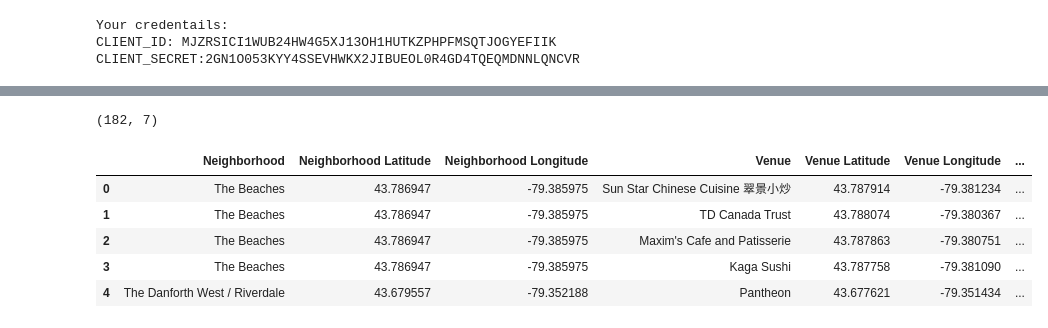
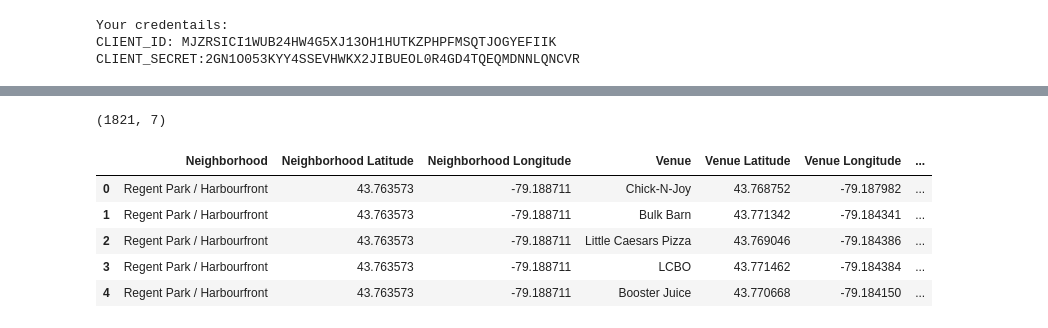
Before and after one commit to sayak1986/clustering-project-toronto, a Jupyter notebook: Clusters 2.ipynb, the cells around one changed output, grey strips where cells are left out. Saved outputs shown, nothing was run; the diff lists cells and outputs as text; code cells hidden in the pictures.

```diff
--- a/Clusters 2.ipynb
+++ b/Clusters 2.ipynb
@@ -349,18 +326,0 @@ The geograpical coordinate of East Toronto are 43.6247901, -79.3934918.
-# %%
-# create map of East Toronto using latitude and longitude values
-map_easttoronto = folium.Map(location=[latitude, longitude], zoom_start=11)
-
-# add markers to map
-for lat, lng, label in zip(easttoronto_data['Latitude'], easttoronto_data['Longitude'], easttoronto_data['Neighborhood']):
-    label = folium.Popup(label, parse_html=True)
-    folium.CircleMarker(
-        [lat, lng],
-        radius=5,
-        popup=label,
-        color='blue',
-        fill=True,
-        fill_color='#3186cc',
-        fill_opacity=0.7,
-        parse_html=False).add_to(map_easttoronto)
-
-map_easttoronto
@@ -389,8 +341,8 @@ easttoronto_data.loc[0, 'Neighborhood']
 # %%
-neighborhood_latitude = easttoronto_data.loc[0, 'Latitude'] # neighborhood latitude value
-neighborhood_longitude = easttoronto_data.loc[0, 'Longitude'] # neighborhood longitude value
+neighborhood_latitude = toronto.loc[0, 'Latitude'] # neighborhood latitude value
+neighborhood_longitude = toronto.loc[0, 'Longitude'] # neighborhood longitude value
 
-neighborhood_name = easttoronto_data.loc[0, 'Neighborhood'] # neighborhood name
+neighborhood_name = toronto.loc[0, 'Neighborhood'] # neighborhood name
 
 print('Latitude and longitude values of {} are {}, {}.'.format(neighborhood_name,
                                                                neighborhood_latitude,
@@ -469,5 +421,5 @@ print('{} venues were returned by Foursquare.'.format(nearby_venues.shape[0]))
 # %%
-def getNearbyVenues(names, latitudes, longitudes, radius=500):
+def getNearbyVenues(names, latitudes, longitudes, radius=1000):
 
     venues_list=[]
     for name, lat, lng in zip(names, latitudes, longitudes):
@@ -508,8 +460,8 @@ def getNearbyVenues(names, latitudes, longitudes, radius=500):
     return(nearby_venues)
 # %%
 # get neaby venues for east toronto
-easttoronto_venues = getNearbyVenues(names=easttoronto_data['Neighborhood'],
-                                   latitudes=easttoronto_data['Latitude'],
-                                   longitudes=easttoronto_data['Longitude']
+toronto_venues = getNearbyVenues(names=toronto['Neighborhood'],
+                                   latitudes=toronto['Latitude'],
+                                   longitudes=toronto['Longitude']
                                   )
 # %% [output]
@@ -520,14 +484,14 @@ Studio District
 Business reply mail Processing CentrE
 # %%
-print(easttoronto_venues.shape)
-easttoronto_venues.head()
+print(toronto_venues.shape)
+toronto_venues.head()
 # %% [output]
-(182, 7)
+(1821, 7)
 |  | Neighborhood | Neighborhood Latitude | Neighborhood Longitude | Venue | Venue Latitude | Venue Longitude | ... |
-| 0 | The Beaches | 43.786947 | -79.385975 | Sun Star Chinese Cuisine 翠景小炒 | 43.787914 | -79.381234 | ... |
-| 1 | The Beaches | 43.786947 | -79.385975 | TD Canada Trust | 43.788074 | -79.380367 | ... |
-| 2 | The Beaches | 43.786947 | -79.385975 | Maxim's Cafe and Patisserie | 43.787863 | -79.380751 | ... |
-| 3 | The Beaches | 43.786947 | -79.385975 | Kaga Sushi | 43.787758 | -79.381090 | ... |
-| 4 | The Danforth West / Riverdale | 43.679557 | -79.352188 | Pantheon | 43.677621 | -79.351434 | ... |
+| 0 | Regent Park / Harbourfront | 43.763573 | -79.188711 | Chick-N-Joy | 43.768752 | -79.187982 | ... |
+| 1 | Regent Park / Harbourfront | 43.763573 | -79.188711 | Bulk Barn | 43.771342 | -79.184341 | ... |
+| 2 | Regent Park / Harbourfront | 43.763573 | -79.188711 | Little Caesars Pizza | 43.769046 | -79.184386 | ... |
+| 3 | Regent Park / Harbourfront | 43.763573 | -79.188711 | LCBO | 43.771462 | -79.184384 | ... |
+| 4 | Regent Park / Harbourfront | 43.763573 | -79.188711 | Booster Juice | 43.770668 | -79.184150 | ... |
 # %%
 # group venues by count
```
Also changed, not shown: parts of 26 cells of this notebook.
